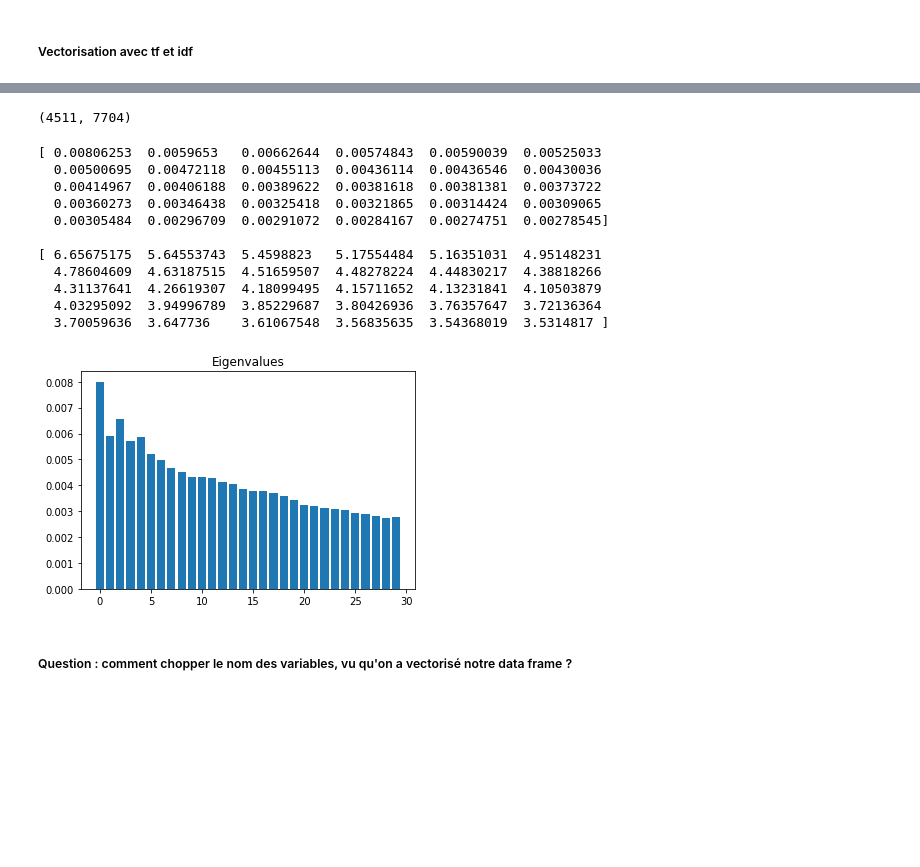
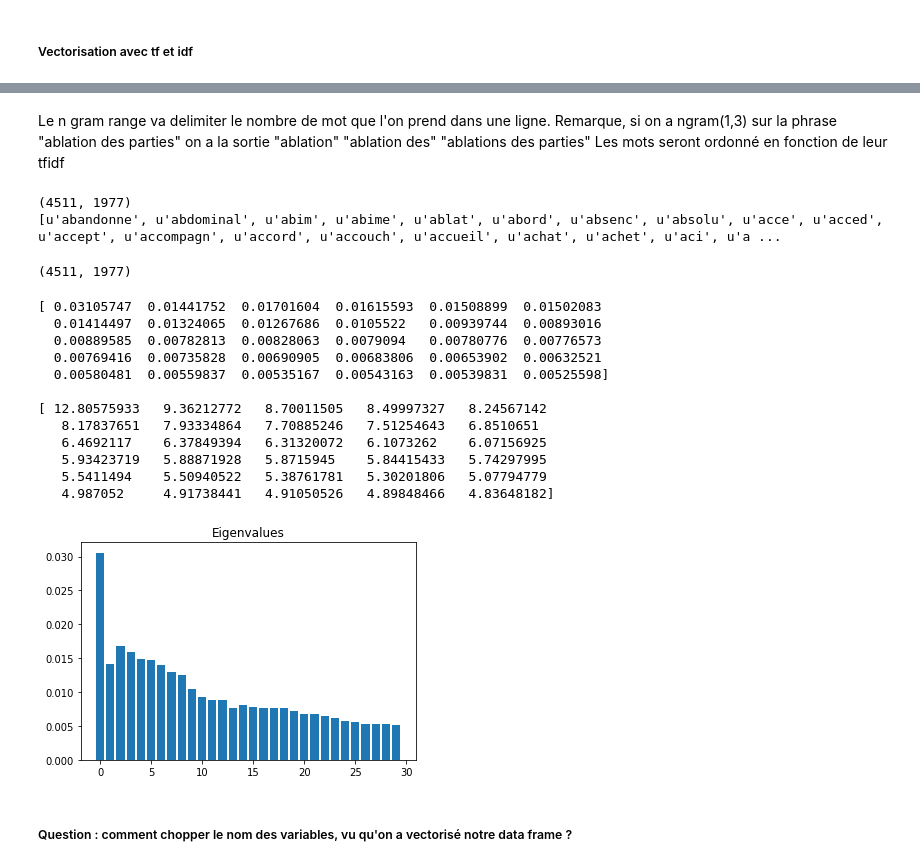
Before and after one commit to emmaboucheron/chatbot, a Jupyter notebook: NettoyageProjet.ipynb, the cells around one changed output, grey strips where cells are left out. Cells and saved outputs as stored; diff of their text form; code cells hidden in the pictures; blank space fills up the shorter version.

```diff
--- a/NettoyageProjet.ipynb
+++ b/NettoyageProjet.ipynb
@@ -401,11 +405,14 @@ from sklearn.feature_extraction import FeatureHasher
 stop_words = nltk.corpus.stopwords.words('french')
 question = data_train_clean["Question"] #on va travailler que sur la colonne des questions
 vec = TfidfVectorizer(
-            min_df = 1,
+            min_df = 1, #on prend tous les mots
             stop_words =stop_words,
             smooth_idf=True,
             norm='l2',
             sublinear_tf=True,
-            use_idf=True, #tf avec idf
-            ngram_range=(1,2)) #bi-grams
+            use_idf=False, #tf avec idf
+            ngram_range=(1,1)) # BIEN REFLECHIR COMMENT L UTILISER
 tfidf =  vec.fit_transform(question)
+# %% [markdown]
+Le n gram range va delimiter le nombre de mot que l'on prend dans une ligne.
+Remarque, si on a ngram(1,3) sur la phrase "ablation des parties" on a la sortie "ablation" "ablation des" "ablations des parties" Les mots seront ordonné en fonction de leur tfidf
@@ -412,11 +421,19 @@ tfidf =  vec.fit_transform(question)
+# %%
+print(np.shape(tfidf)) # tf idf ligne = question colonne = mot qu'on garde
+print(vec.get_feature_names())
+#len(vec.get_feature_names())
+# %% [output]
+(4511, 1977)
+[u'abandonne', u'abdominal', u'abim', u'abime', u'ablat', u'abord', u'absenc', u'absolu', u'acce', u'acced', u'accept', u'accompagn', u'accord', u'accouch', u'accueil', u'achat', u'achet', u'aci', u'a ...
 # %%
 #dimension de la matrice sparse des poids
 np.shape(tfidf)
 # %% [output]
-(4511, 7704)
+(4511, 1977)
 # %%
 # définition de la commande
 X = tfidf
+nom = vec.get_feature_names() #on recupere le nom des variables
 svd = TruncatedSVD(n_components=30, n_iter=40, random_state=42)
 svd.fit(X)
 #variance expliquee
@@ -425,25 +442,26 @@ print (" ")
 #valeurs singuliere
 print(svd.singular_values_)
 # %% [output]
-[ 0.00806253  0.0059653   0.00662644  0.00574843  0.00590039  0.00525033
-  0.00500695  0.00472118  0.00455113  0.00436114  0.00436546  0.00430036
-  0.00414967  0.00406188  0.00389622  0.00381618  0.00381381  0.00373722
-  0.00360273  0.00346438  0.00325418  0.00321865  0.00314424  0.00309065
-  0.00305484  0.00296709  0.00291072  0.00284167  0.00274751  0.00278545]
+[ 0.03105747  0.01441752  0.01701604  0.01615593  0.01508899  0.01502083
+  0.01414497  0.01324065  0.01267686  0.0105522   0.00939744  0.00893016
+  0.00889585  0.00782813  0.00828063  0.0079094   0.00780776  0.00776573
+  0.00769416  0.00735828  0.00690905  0.00683806  0.00653902  0.00632521
+  0.00580481  0.00559837  0.00535167  0.00543163  0.00539831  0.00525598]
 
-[ 6.65675175  5.64553743  5.4598823   5.17554484  5.16351031  4.95148231
-  4.78604609  4.63187515  4.51659507  4.48278224  4.44830217  4.38818266
-  4.31137641  4.26619307  4.18099495  4.15711652  4.13231841  4.10503879
-  4.03295092  3.94996789  3.85229687  3.80426936  3.76357647  3.72136364
-  3.70059636  3.647736    3.61067548  3.56835635  3.54368019  3.5314817 ]
+[ 12.80575933   9.36212772   8.70011505   8.49997327   8.24567142
+   8.17837651   7.93334864   7.70885246   7.51254643   6.8510651
+   6.4692117    6.37849394   6.31320072   6.1073262    6.07156925
+   5.93423719   5.88871928   5.8715945    5.84415433   5.74297995
+   5.5411494    5.50940522   5.38761781   5.30201806   5.07794779
+   4.987052     4.91738441   4.91050526   4.89848466   4.83648182]
 # %%
 # Eboulis des valeurs propres
 plt.figure()
-x = np.arange(30)
-plt.bar(x,svd.explained_variance_)
+abscisse = np.arange(30)
+plt.bar(abscisse,svd.explained_variance_)
 plt.title("Eigenvalues")
 plt.show()
 # %% [output]
-[figure, old version]
+[figure, new version]
 # %% [markdown]
 ##### Question : comment chopper le nom des variables, vu qu'on a vectorisé notre data frame ?
```
Also changed, not shown: parts of 14 cells of this notebook.
